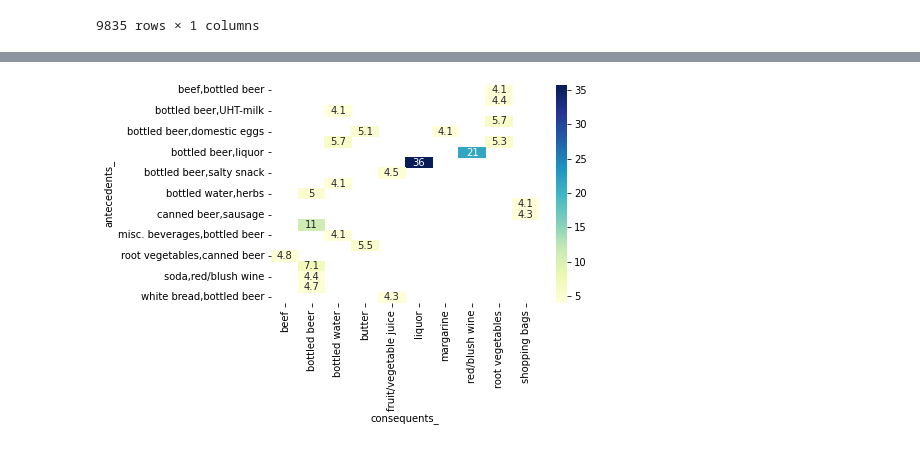
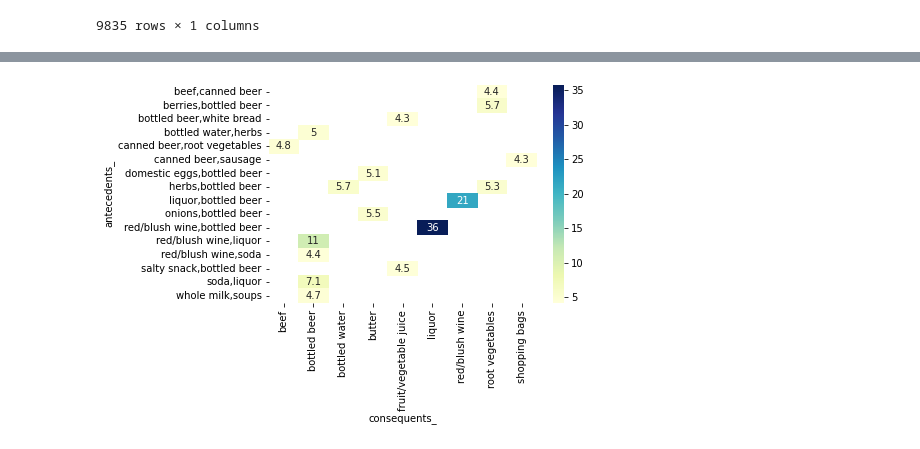
Before and after one commit to GlenRodriguez/EjemploCestaCompra, a Jupyter notebook: Basket.ipynb, the cells around one changed output, grey strips where cells are left out. Cells and saved outputs as stored; diff of their text form; code cells hidden in the pictures.

```diff
--- a/Basket.ipynb
+++ b/Basket.ipynb
@@ -87,14 +87,14 @@ rules_1
 1736 rows × 12 columns
 # %%
-pivot_1 = rules_1[(rules_1['lhs items']>1)  & (rules_1['lift']>4) & (rules_1['confidence']>0.2)   ].pivot(index = 'antecedents_',
+pivot_1 = rules_1[(rules_1['lhs items']>1)  & (rules_1['lift']>4.2) & (rules_1['confidence']>0.2)   ].pivot(index = 'antecedents_',
                     columns = 'consequents_', values= 'lift')
 
 # Generate a heatmap with annotations on and the colorbar off
 sns.heatmap(pivot_1, annot = True, cmap="YlGnBu")
 plt.yticks(rotation=0)
 plt.xticks(rotation=90)
 plt.show()
 # %% [output]
-[figure, old version]
+[figure, new version]
 # %%
 rules_2=  rules[rules['antecedents_'].str.contains("hamburger") | rules['consequents_'].str.contains("hamburger")]
```
Also changed, not shown: parts of 7 cells of this notebook.
